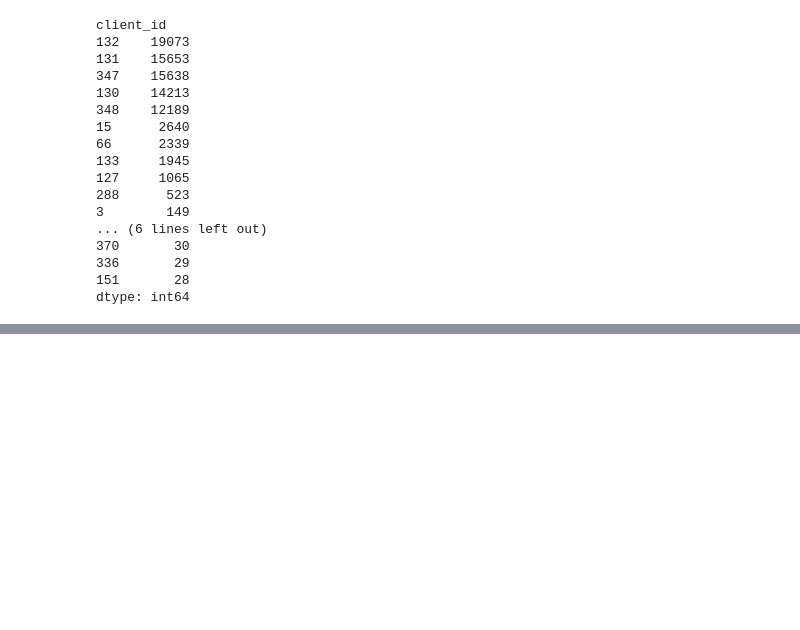
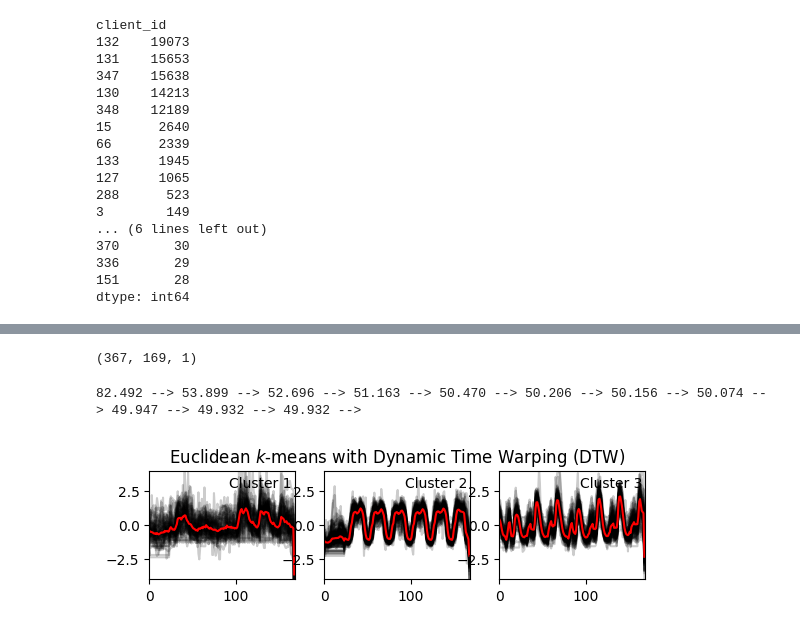
Before and after one commit to lmorato/time-series-project, a Jupyter notebook: tmp.ipynb, the cells around one changed output, grey strips where cells are left out. Drawn from its saved outputs; the diff is of its cells as text; code cells hidden in the pictures; blank space fills up the shorter version.

Commit message:
Time Series clustering kick start

```diff
--- a/tmp.ipynb
+++ b/tmp.ipynb
@@ -270,0 +275,49 @@ print(melted_data.head(10))
+# %%
+# Get most recent date in cutoff_dates['max']:
+max_date = cutoff_dates['max'].max()
+# filter clients with max_data prior to max_date:
+non_active_clients_list = cutoff_dates[cutoff_dates['max'] < max_date]['client_id'].unique().tolist()
+active_clients_list = set(cutoff_dates['client_id'].unique().tolist()) - set(non_active_clients_list)
+active_clients = melted_data[
+    melted_data['client_id'].isin(active_clients_list)
+]
+#
+client_df = pd.DataFrame(
+    {'client_id': active_clients['client_id'].unique()}
+)
+# Let's get one week of data for each client:
+active_clients = active_clients[active_clients['datetime'] >= max_date - pd.DateOffset(weeks=1)]
+# %%
+# transform active_clients dataframe into a numpy array with (n_ts_test, sz, d) format, that means: number of time series, their size and their dimensionality (1).
+active_clients_tslearn_format = active_clients.groupby('client_id')['KwH'].apply(list).values.tolist()
+active_clients_tslearn_format = np.array(active_clients_tslearn_format)
+sz = active_clients_tslearn_format.shape[1]
+active_clients_tslearn_format = active_clients_tslearn_format.reshape(-1, sz, 1)
+active_clients_tslearn_format.shape
+# %% [output]
+(367, 169, 1)
+# %%
+seed = 0
+# Scale the data:
+scaler = TimeSeriesScalerMeanVariance(mu=0., std=1.)  # Rescale time series
+active_clients_tslearn_format = scaler.fit_transform(active_clients_tslearn_format)
+km = TimeSeriesKMeans(n_clusters=3, verbose=True, random_state=seed)
+y_pred = km.fit_predict(active_clients_tslearn_format)
+client_df['client_groups'] = y_pred
+# %% [output]
+82.492 --> 53.899 --> 52.696 --> 51.163 --> 50.470 --> 50.206 --> 50.156 --> 50.074 --> 49.947 --> 49.932 --> 49.932 -->
+# %%
+plt.figure()
+for yi in range(3):
+    plt.subplot(3, 3, yi + 1)
+    for xx in active_clients_tslearn_format[y_pred == yi]:
+        plt.plot(xx.ravel(), "k-", alpha=.2)
+    plt.plot(km.cluster_centers_[yi].ravel(), "r-")
+    plt.xlim(0, sz)
+    plt.ylim(-4, 4)
+    plt.text(0.55, 0.85,'Cluster %d' % (yi + 1),
+             transform=plt.gca().transAxes)
+    if yi == 1:
+        plt.title("Euclidean $k$-means with Dynamic Time Warping (DTW)")
+# %% [output]
+[figure, added]
```
Also changed, not shown: parts of 8 cells of this notebook, 1 other file.
